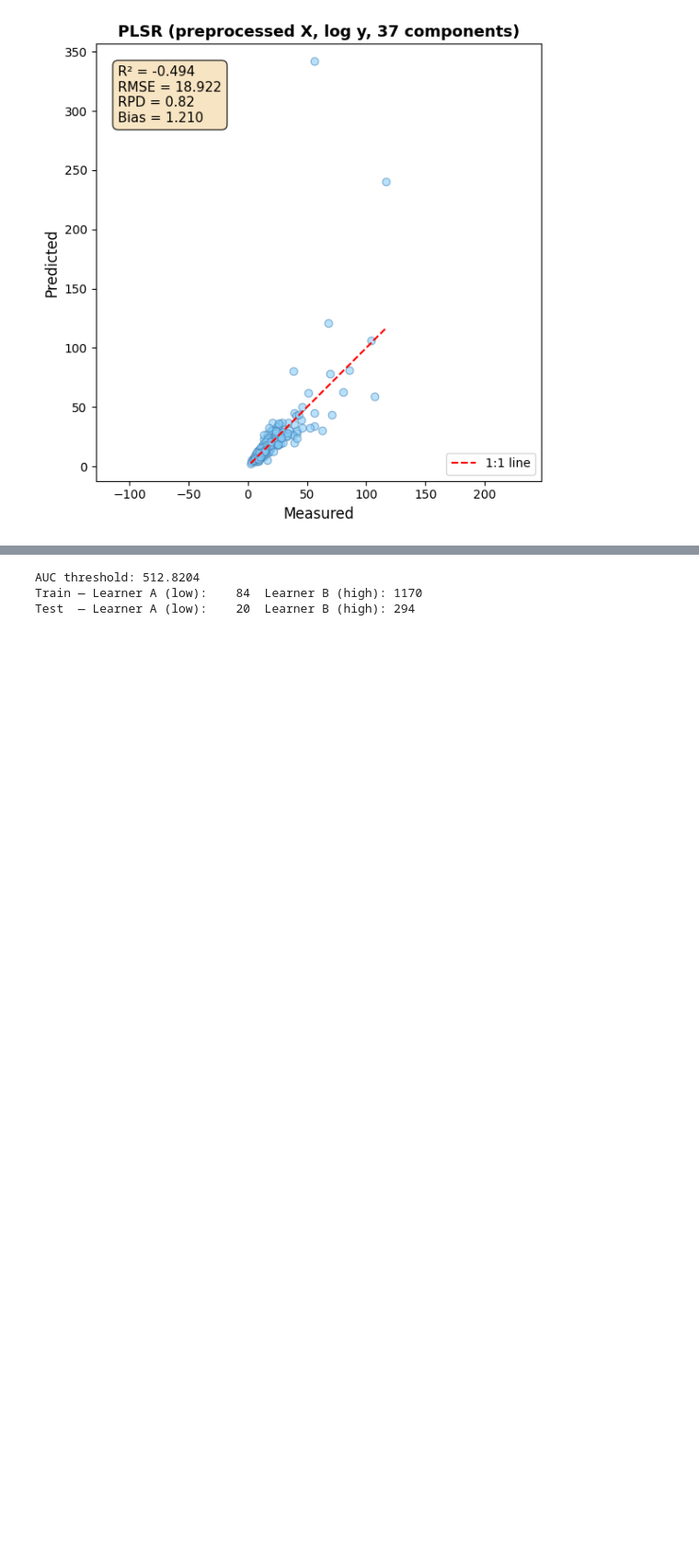
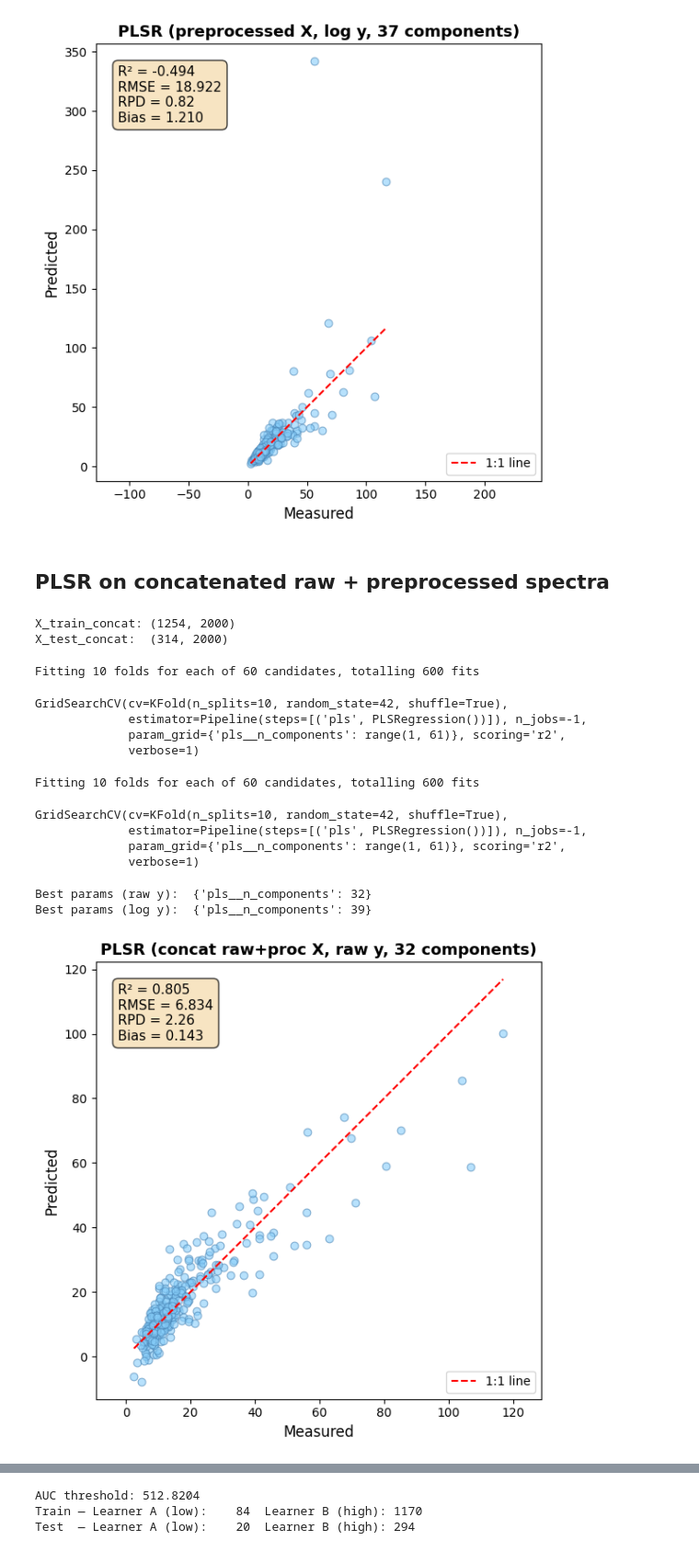
Before and after one commit to sugoma11/spectroscopy_project, a Jupyter notebook: pslr.ipynb, the cells around one changed output, grey strips where cells are left out. Shown at 92% size. Saved outputs shown, nothing was run; the diff lists cells and outputs as text; code cells hidden in the pictures; blank space fills up the shorter version.

```diff
--- a/pslr.ipynb
+++ b/pslr.ipynb
@@ -127,3 +127,49 @@ plot_metrics(
 )
 # %% [output]
 [figure]
+# %% [markdown]
+## PLSR on concatenated raw + preprocessed spectra
+# %%
+X_train_concat = np.hstack((X_train_raw_sc, X_train_processed))
+X_test_concat = np.hstack((X_test_raw_sc, X_test_processed))
+
+print(f"X_train_concat: {X_train_concat.shape}")
+print(f"X_test_concat:  {X_test_concat.shape}")
+# %% [output]
+X_train_concat: (1254, 2000)
+X_test_concat:  (314, 2000)
+# %%
+grid_concat_raw_y = GridSearchCV(pipe, param_grid, cv=cv, scoring="r2", n_jobs=-1, verbose=1)
+grid_concat_raw_y.fit(X_train_concat, y_train)
+# %% [output]
+Fitting 10 folds for each of 60 candidates, totalling 600 fits
+GridSearchCV(cv=KFold(n_splits=10, random_state=42, shuffle=True),
+             estimator=Pipeline(steps=[('pls', PLSRegression())]), n_jobs=-1,
+             param_grid={'pls__n_components': range(1, 61)}, scoring='r2',
+             verbose=1)
+# %%
+grid_concat_log_y = GridSearchCV(pipe, param_grid, cv=cv, scoring="r2", n_jobs=-1, verbose=1)
+grid_concat_log_y.fit(X_train_concat, y_train_log)
+# %% [output]
+Fitting 10 folds for each of 60 candidates, totalling 600 fits
+GridSearchCV(cv=KFold(n_splits=10, random_state=42, shuffle=True),
+             estimator=Pipeline(steps=[('pls', PLSRegression())]), n_jobs=-1,
+             param_grid={'pls__n_components': range(1, 61)}, scoring='r2',
+             verbose=1)
+# %%
+y_pred_concat_raw_y = grid_concat_raw_y.best_estimator_.predict(X_test_concat)
+y_pred_concat_log_y = grid_concat_log_y.best_estimator_.predict(X_test_concat)
+
+print(f"Best params (raw y):  {grid_concat_raw_y.best_params_}")
+print(f"Best params (log y):  {grid_concat_log_y.best_params_}")
+# %% [output]
+Best params (raw y):  {'pls__n_components': 32}
+Best params (log y):  {'pls__n_components': 39}
+# %%
+plot_metrics(
+    y_test,
+    y_pred_concat_raw_y,
+    f"PLSR (concat raw+proc X, raw y, {grid_concat_raw_y.best_params_['pls__n_components']} components)",
+)
+# %% [output]
+[figure, added]
```
Also changed, not shown: parts of 5 cells of this notebook, 22 other files.
